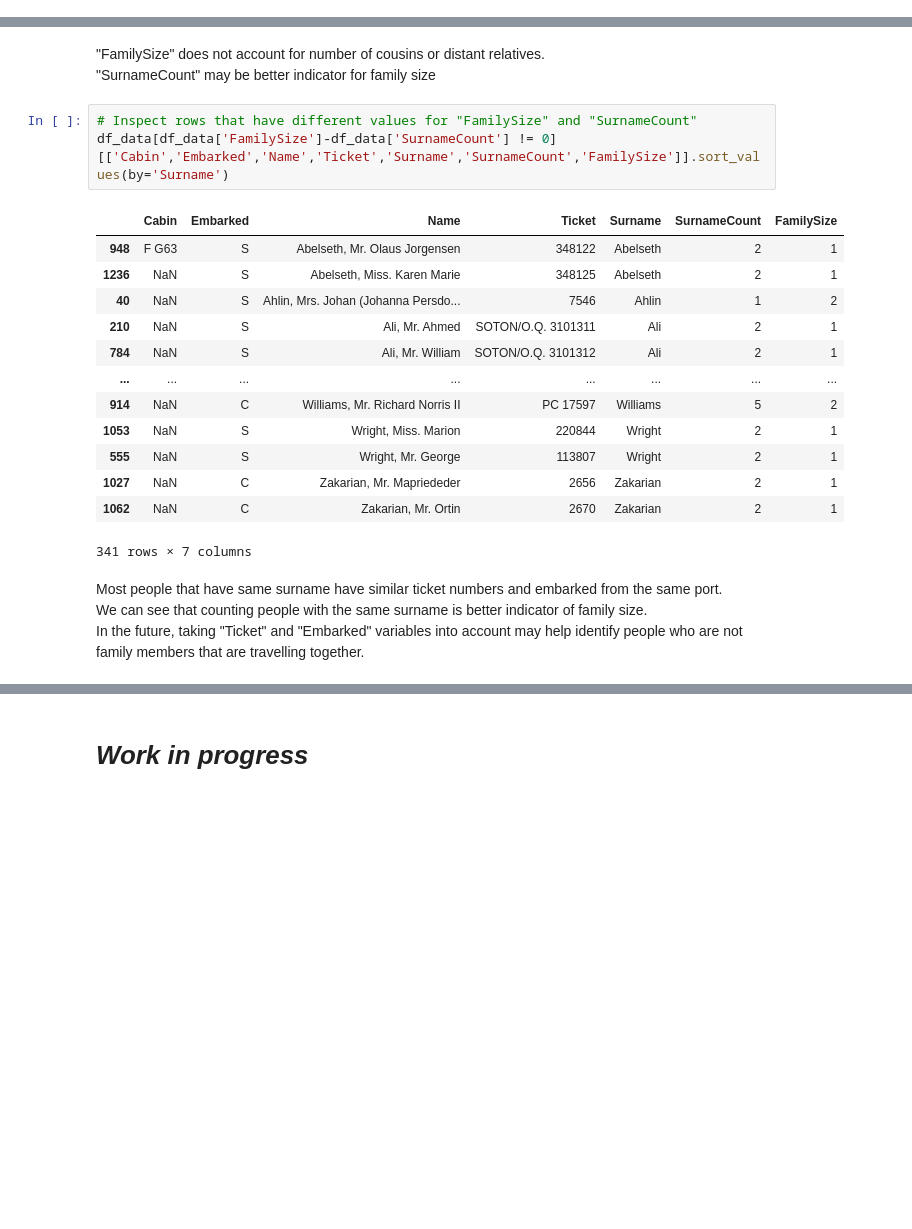
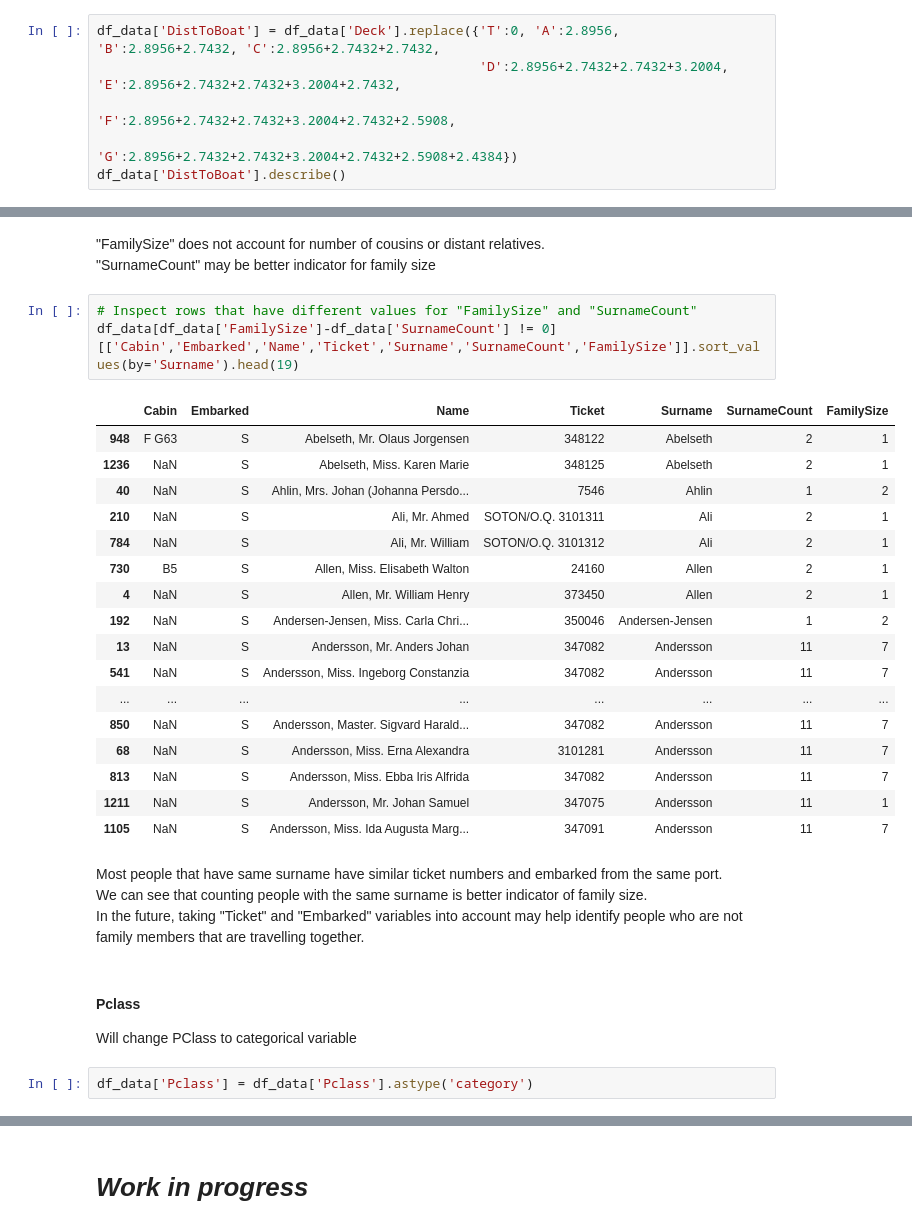
Before and after one commit to ywjin0707/KaggleNotebooks, a Jupyter notebook: titanic-survival-classification.ipynb, the cells around one changed output, grey strips where cells are left out. Cells and saved outputs as stored; diff of their text form; blank space fills up the shorter version.

```diff
--- a/titanic-survival-classification.ipynb
+++ b/titanic-survival-classification.ipynb
@@ -329,0 +368,6 @@ df_data[df_data['Deck']=='T']
+# %%
+df_data['DistToBoat'] = df_data['Deck'].replace({'T':0, 'A':2.8956, 'B':2.8956+2.7432, 'C':2.8956+2.7432+2.7432,
+                                                 'D':2.8956+2.7432+2.7432+3.2004, 'E':2.8956+2.7432+2.7432+3.2004+2.7432,
+                                                 'F':2.8956+2.7432+2.7432+3.2004+2.7432+2.5908,
+                                                 'G':2.8956+2.7432+2.7432+3.2004+2.7432+2.5908+2.4384})
+df_data['DistToBoat'].describe()
@@ -338,22 +392,31 @@ df_data['FamilySize'] = df_data['Parch'] + df_data['SibSp'] + 1
 "SurnameCount" may be better indicator for family size
 # %%
 # Inspect rows that have different values for "FamilySize" and "SurnameCount"
-df_data[df_data['FamilySize']-df_data['SurnameCount'] != 0][['Cabin','Embarked','Name','Ticket','Surname','SurnameCount','FamilySize']].sort_values(by='Surname')
+df_data[df_data['FamilySize']-df_data['SurnameCount'] != 0][['Cabin','Embarked','Name','Ticket','Surname','SurnameCount','FamilySize']].sort_values(by='Surname').head(19)
 # %% [output]
 |  | Cabin | Embarked | Name | Ticket | Surname | SurnameCount | FamilySize |
 | 948 | F G63 | S | Abelseth, Mr. Olaus Jorgensen | 348122 | Abelseth | 2 | 1 |
 | 1236 | NaN | S | Abelseth, Miss. Karen Marie | 348125 | Abelseth | 2 | 1 |
 | 40 | NaN | S | Ahlin, Mrs. Johan (Johanna Persdo... | 7546 | Ahlin | 1 | 2 |
 | 210 | NaN | S | Ali, Mr. Ahmed | SOTON/O.Q. 3101311 | Ali | 2 | 1 |
 | 784 | NaN | S | Ali, Mr. William | SOTON/O.Q. 3101312 | Ali | 2 | 1 |
+| 730 | B5 | S | Allen, Miss. Elisabeth Walton | 24160 | Allen | 2 | 1 |
+| 4 | NaN | S | Allen, Mr. William Henry | 373450 | Allen | 2 | 1 |
+| 192 | NaN | S | Andersen-Jensen, Miss. Carla Chri... | 350046 | Andersen-Jensen | 1 | 2 |
+| 13 | NaN | S | Andersson, Mr. Anders Johan | 347082 | Andersson | 11 | 7 |
+| 541 | NaN | S | Andersson, Miss. Ingeborg Constanzia | 347082 | Andersson | 11 | 7 |
 | ... | ... | ... | ... | ... | ... | ... | ... |
-| 914 | NaN | C | Williams, Mr. Richard Norris II | PC 17597 | Williams | 5 | 2 |
-| 1053 | NaN | S | Wright, Miss. Marion | 220844 | Wright | 2 | 1 |
-| 555 | NaN | S | Wright, Mr. George | 113807 | Wright | 2 | 1 |
-| 1027 | NaN | C | Zakarian, Mr. Mapriededer | 2656 | Zakarian | 2 | 1 |
-| 1062 | NaN | C | Zakarian, Mr. Ortin | 2670 | Zakarian | 2 | 1 |
+| 850 | NaN | S | Andersson, Master. Sigvard Harald... | 347082 | Andersson | 11 | 7 |
+| 68 | NaN | S | Andersson, Miss. Erna Alexandra | 3101281 | Andersson | 11 | 7 |
+| 813 | NaN | S | Andersson, Miss. Ebba Iris Alfrida | 347082 | Andersson | 11 | 7 |
+| 1211 | NaN | S | Andersson, Mr. Johan Samuel | 347075 | Andersson | 11 | 1 |
+| 1105 | NaN | S | Andersson, Miss. Ida Augusta Marg... | 347091 | Andersson | 11 | 7 |
-341 rows × 7 columns
 # %% [markdown]
 Most people that have same surname have similar ticket numbers and embarked from the same port.
 We can see that counting people with the same surname is better indicator of family size.
 In the future, taking "Ticket" and "Embarked" variables into account may help identify people who are not family members that are travelling together.
+# %% [markdown]
+#### Pclass
+Will change PClass to categorical variable
+# %%
+df_data['Pclass'] = df_data['Pclass'].astype('category')
```
Also changed, not shown: parts of 67 cells of this notebook.
